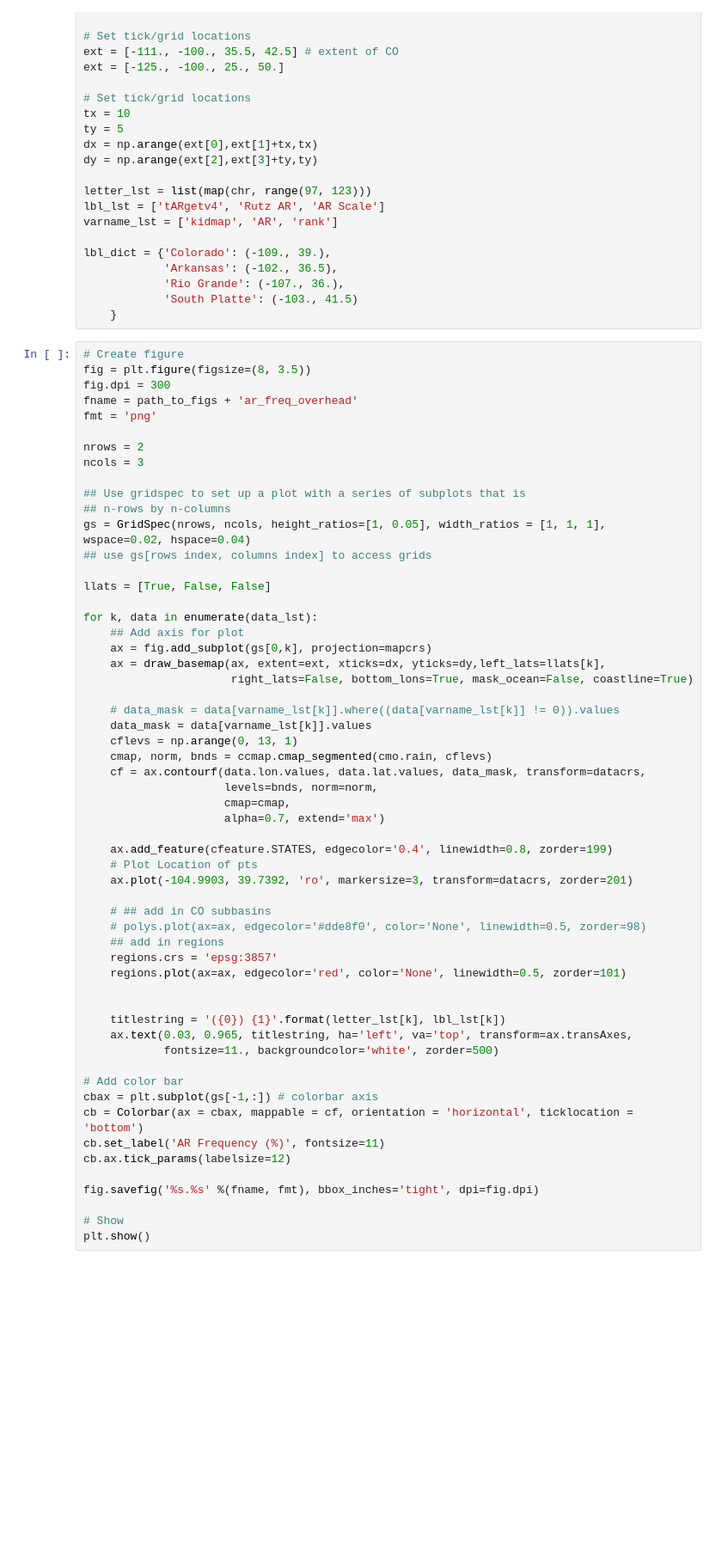
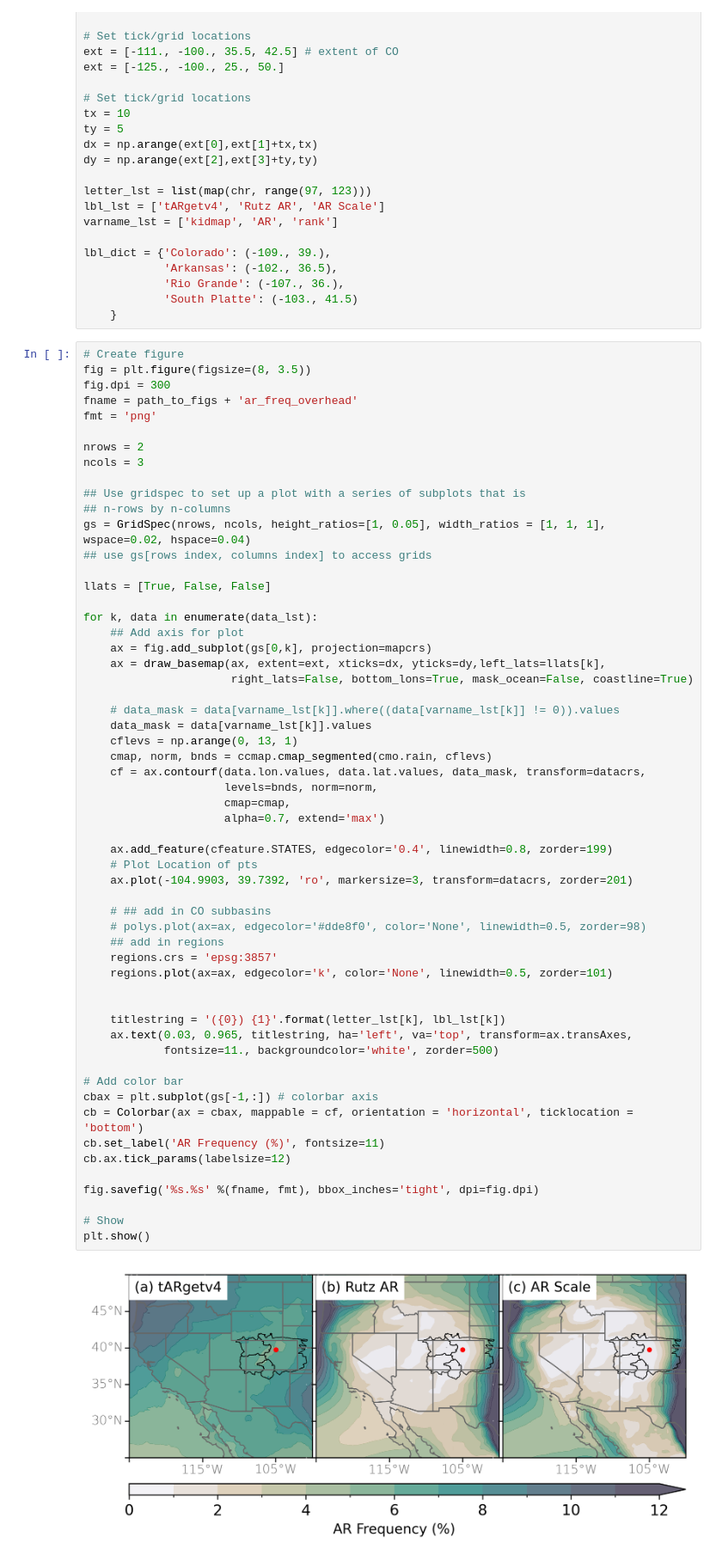
Before and after one commit to CW3E/CO_top-decile_precip_ARs_code, a Jupyter notebook: analysis/figS1_arfreq_overhead.ipynb, the cells around one changed output. Shown at 86% size. Drawn from its saved outputs; the diff is of its cells as text; blank space fills up the shorter version.

```diff
--- a/analysis/figS1_arfreq_overhead.ipynb
+++ b/analysis/figS1_arfreq_overhead.ipynb
@@ -120,31 +120,33 @@ for k, data in enumerate(data_lst):
     cmap, norm, bnds = ccmap.cmap_segmented(cmo.rain, cflevs)
     cf = ax.contourf(data.lon.values, data.lat.values, data_mask, transform=datacrs,
                      levels=bnds, norm=norm,
                      cmap=cmap,
                      alpha=0.7, extend='max')
 
     ax.add_feature(cfeature.STATES, edgecolor='0.4', linewidth=0.8, zorder=199)
     # Plot Location of pts
     ax.plot(-104.9903, 39.7392, 'ro', markersize=3, transform=datacrs, zorder=201)
 
     # ## add in CO subbasins
     # polys.plot(ax=ax, edgecolor='#dde8f0', color='None', linewidth=0.5, zorder=98)
     ## add in regions
     regions.crs = 'epsg:3857'
-    regions.plot(ax=ax, edgecolor='red', color='None', linewidth=0.5, zorder=101)
+    regions.plot(ax=ax, edgecolor='k', color='None', linewidth=0.5, zorder=101)
 
 
     titlestring = '({0}) {1}'.format(letter_lst[k], lbl_lst[k])
     ax.text(0.03, 0.965, titlestring, ha='left', va='top', transform=ax.transAxes,
             fontsize=11., backgroundcolor='white', zorder=500)
 
 # Add color bar
 cbax = plt.subplot(gs[-1,:]) # colorbar axis
 cb = Colorbar(ax = cbax, mappable = cf, orientation = 'horizontal', ticklocation = 'bottom')
 cb.set_label('AR Frequency (%)', fontsize=11)
 cb.ax.tick_params(labelsize=12)
 
 fig.savefig('%s.%s' %(fname, fmt), bbox_inches='tight', dpi=fig.dpi)
 
 # Show
 plt.show()
+# %% [output]
+[figure, added]
```
Also changed, not shown: 40 other files.
